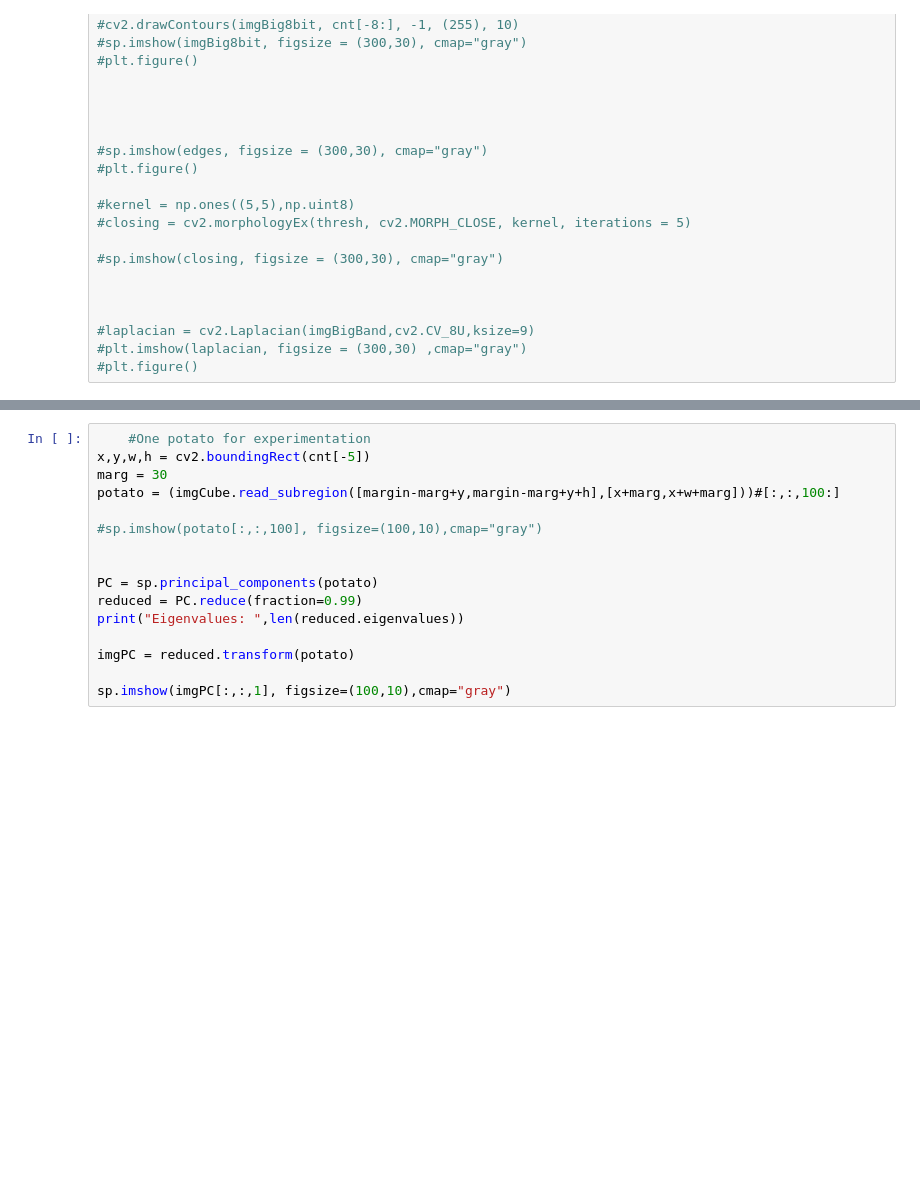
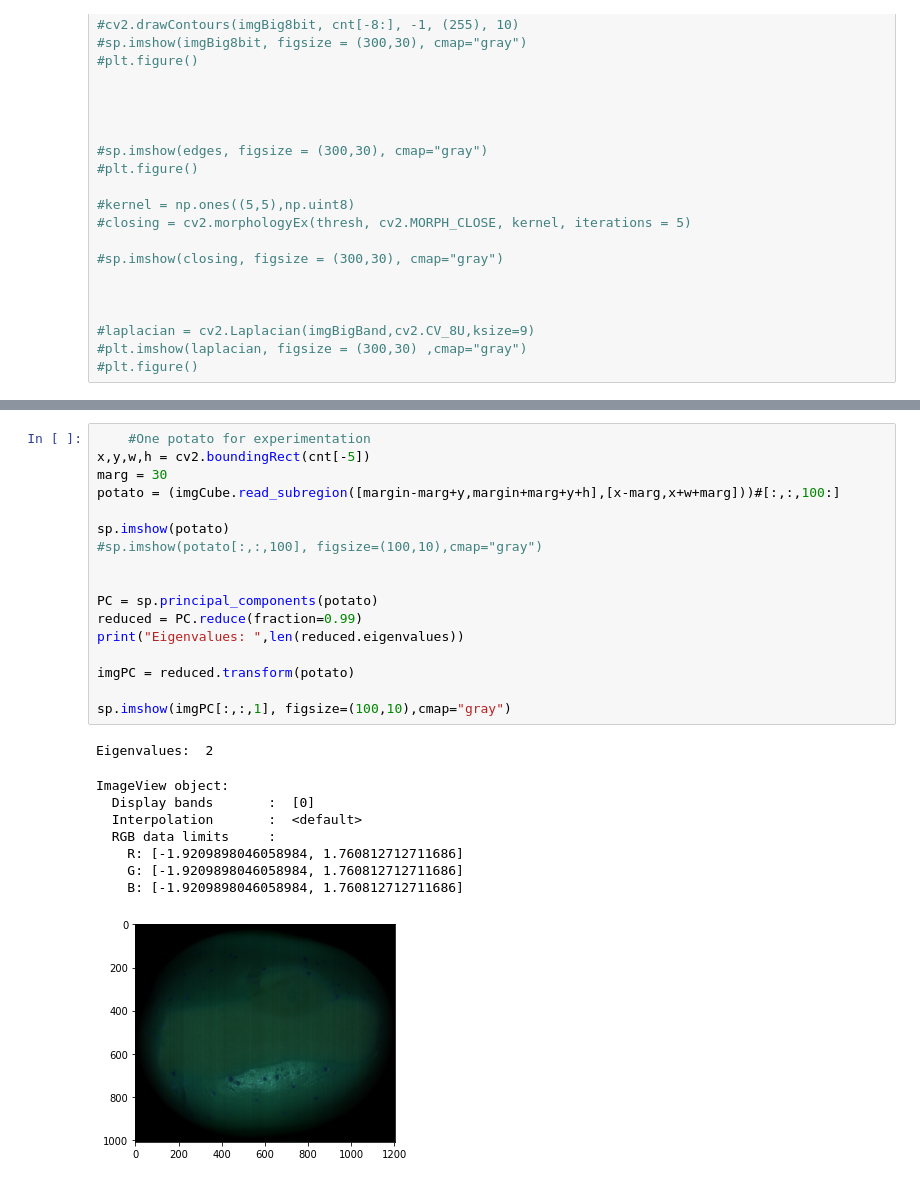
Before and after one commit to Kohmann/potato-classification, a Jupyter notebook: segmentation.ipynb, the cells around one changed output, grey strips where cells are left out. Drawn from its saved outputs; the diff is of its cells as text; blank space fills up the shorter version.

Commit message:
fixed mask for big potato in separate image

```diff
--- a/segmentation.ipynb
+++ b/segmentation.ipynb
@@ -272,16 +278,27 @@ plt.figure()
 # %%
     #One potato for experimentation
 x,y,w,h = cv2.boundingRect(cnt[-5])
 marg = 30
-potato = (imgCube.read_subregion([margin-marg+y,margin-marg+y+h],[x+marg,x+w+marg]))#[:,:,100:]
+potato = (imgCube.read_subregion([margin-marg+y,margin+marg+y+h],[x-marg,x+w+marg]))#[:,:,100:]
 
+sp.imshow(potato)
 #sp.imshow(potato[:,:,100], figsize=(100,10),cmap="gray")
 
 
 PC = sp.principal_components(potato)
 reduced = PC.reduce(fraction=0.99)
 print("Eigenvalues: ",len(reduced.eigenvalues))
 
 imgPC = reduced.transform(potato)
 
 sp.imshow(imgPC[:,:,1], figsize=(100,10),cmap="gray")
+# %% [output]
+Eigenvalues:  2
+ImageView object:
+  Display bands       :  [0]
+  Interpolation       :  <default>
+  RGB data limits     :
+    R: [-1.9209898046058984, 1.760812712711686]
+    G: [-1.9209898046058984, 1.760812712711686]
+    B: [-1.9209898046058984, 1.760812712711686]
+[figure, added]
```
Also changed, not shown: parts of 4 cells of this notebook.
